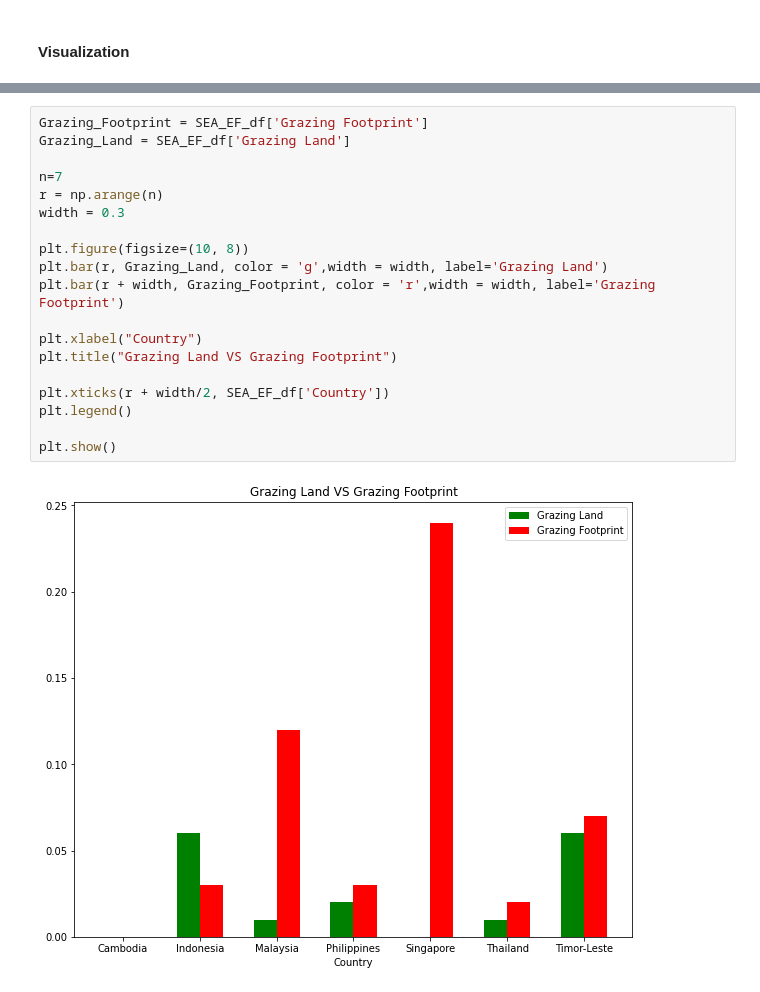
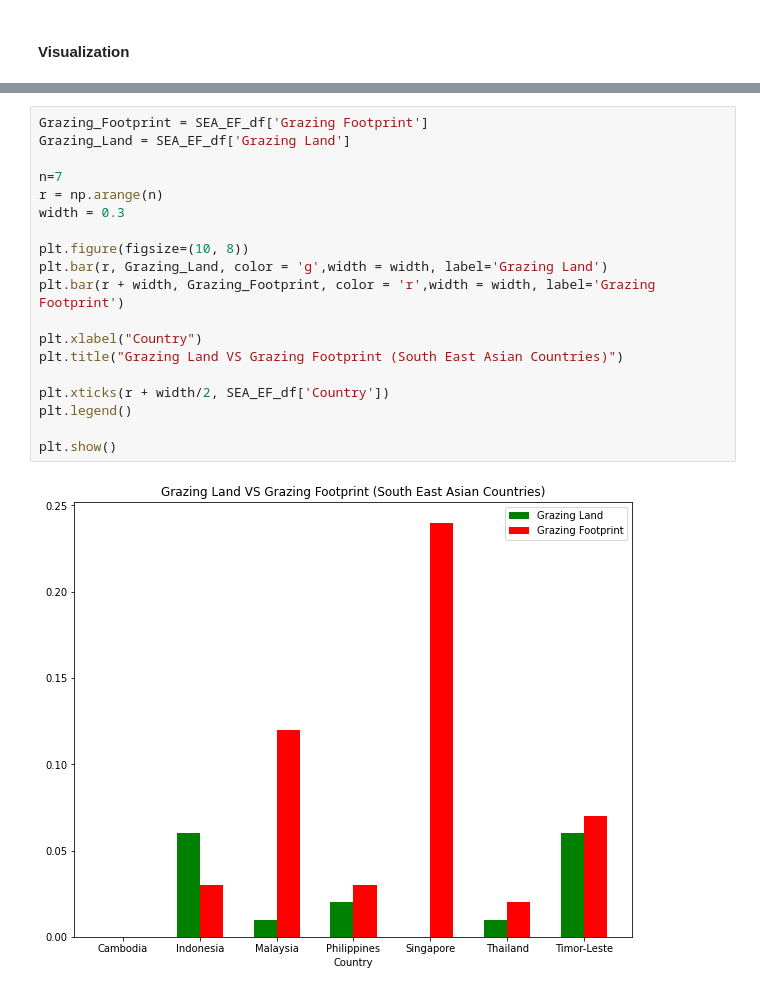
Before and after one commit to erickajanecm/Ecological-Footprint-EDA, a Jupyter notebook: EcologicalFootprint.ipynb, the cells around one changed output, grey strips where cells are left out. Drawn from its saved outputs; the diff is of its cells as text.

```diff
--- a/EcologicalFootprint.ipynb
+++ b/EcologicalFootprint.ipynb
@@ -232,24 +278,24 @@ plt.show()
 # %%
 Grazing_Footprint = SEA_EF_df['Grazing Footprint']
 Grazing_Land = SEA_EF_df['Grazing Land']
 
 n=7
 r = np.arange(n)
 width = 0.3
 
 plt.figure(figsize=(10, 8))
 plt.bar(r, Grazing_Land, color = 'g',width = width, label='Grazing Land')
 plt.bar(r + width, Grazing_Footprint, color = 'r',width = width, label='Grazing Footprint')
 
 plt.xlabel("Country")
-plt.title("Grazing Land VS Grazing Footprint")
+plt.title("Grazing Land VS Grazing Footprint (South East Asian Countries)")
 
 plt.xticks(r + width/2, SEA_EF_df['Country'])
 plt.legend()
 
 plt.show()
 # %% [output]
-[figure, old version]
+[figure, new version]
 # %%
 Fishing_Water = SEA_EF_df['Fishing Water']
 Fish_Footprint = SEA_EF_df['Fish Footprint']
```
Also changed, not shown: parts of 14 cells of this notebook.
